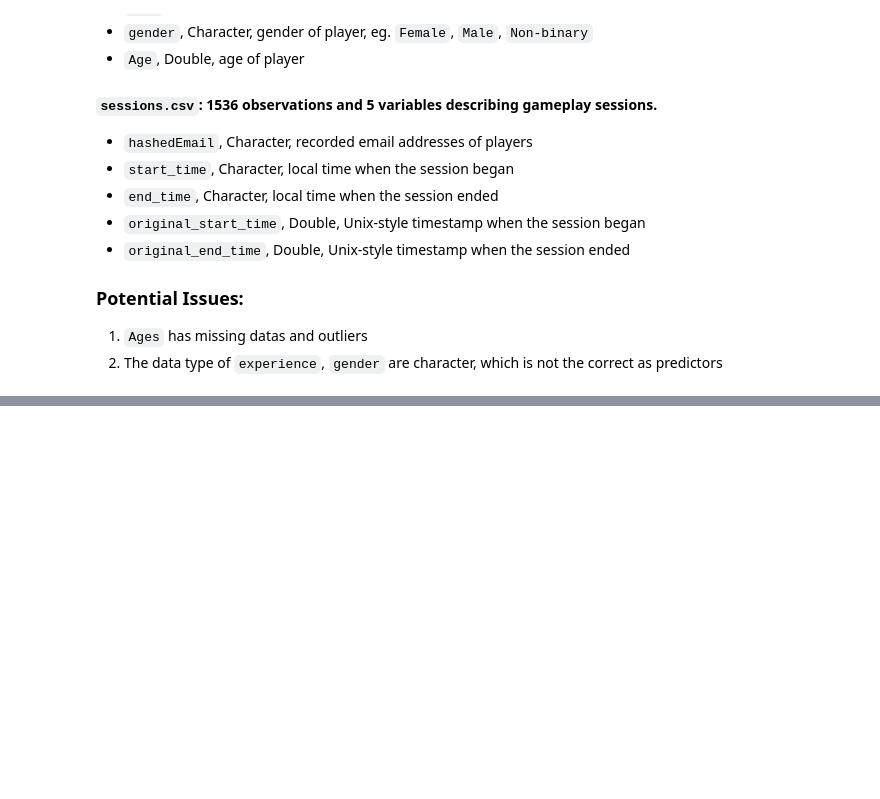
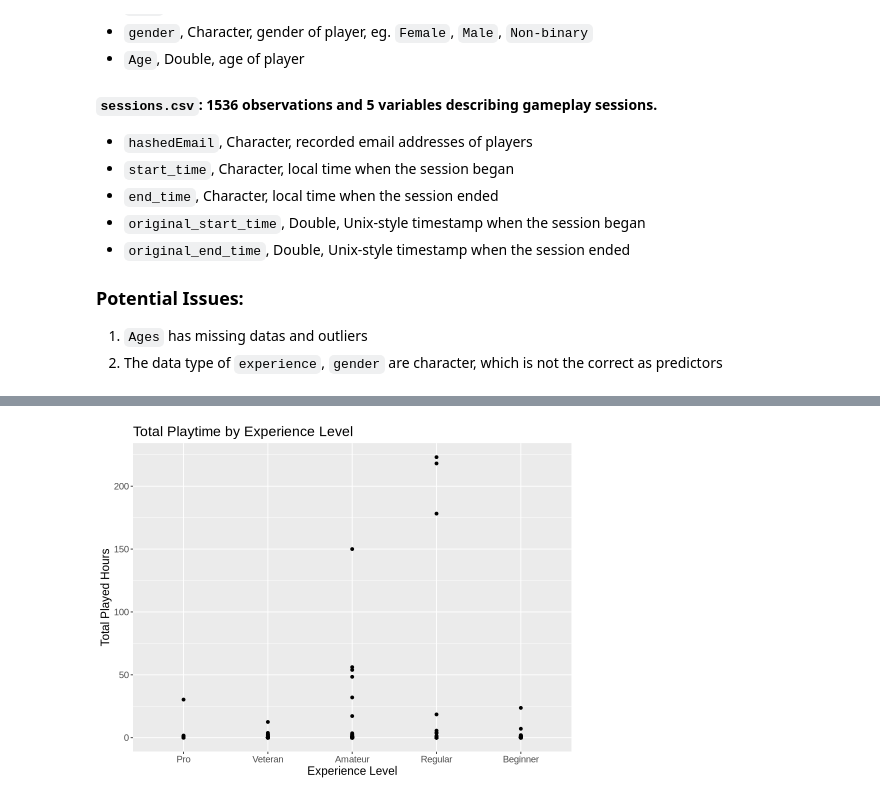
Before and after one commit to douxiaoya83-oss/individual_project, a Jupyter notebook: Individual.ipynb, the cells around one changed output, grey strips where cells are left out. Cells and saved outputs as stored; diff of their text form; code cells hidden in the pictures; blank space fills up the shorter version.

Commit message:
Exploratory Data Analysis and Visualization
- Simply wrangling the data by:
mutating incorrect data type
- Generating a table of mean values
- Generating three plots(Visualization)

```diff
--- a/Individual.ipynb
+++ b/Individual.ipynb
@@ -30,0 +37,6 @@ Warning message:
+# %%
+library(tidyverse)
+players_url = "https://drive.google.com/uc?export=download&id=1uLgyqhTWde6lDwTPmpDHTHndMKkr0eGn"
+sessions_url = "https://drive.google.com/file/uc?export=download&id=1GP6no3RM0GQbFV2S2jV_kcG0cUNzMIb7"
+players <- read_csv(players_url)
+sessions <- read_csv(sessions_url)
@@ -30,0 +54,6 @@ Warning message:
+# %%
+players <- players |>
+  mutate(experience = as_factor(experience),
+         gender = as_factor(gender))
+
+players
@@ -30,0 +97,8 @@ Warning message:
+# %%
+ggplot(players, aes(x = experience, y = played_hours)) +
+  geom_point() +
+  labs(title = "Total Playtime by Experience Level",
+       x = "Experience Level", y = "Total Played Hours") +
+  theme(text = element_text(size = 14))
+# %% [output]
+[figure, added]
```
Also changed, not shown: parts of 12 cells of this notebook.
